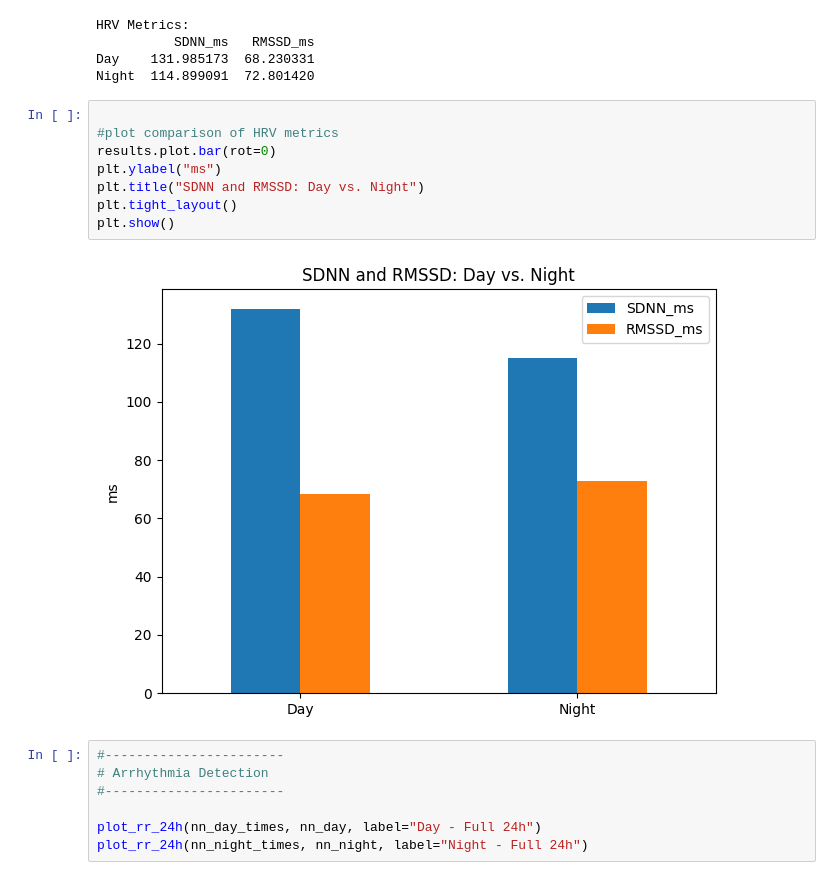
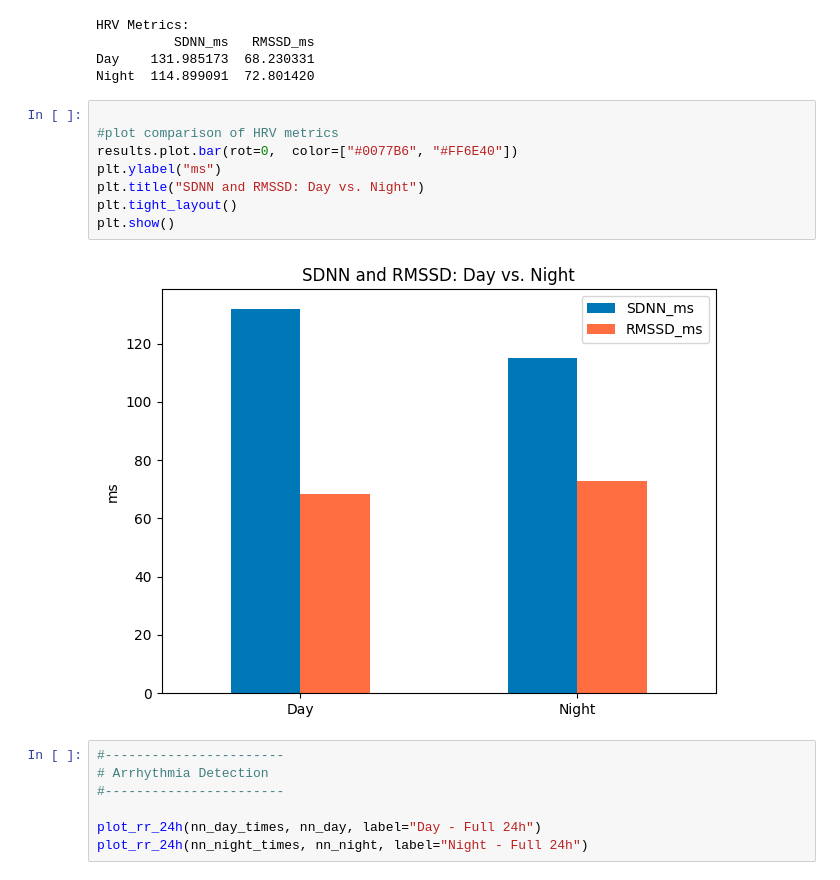
Before and after one commit to a-nadeem9/24h-ecg-analysis, a Jupyter notebook: main.ipynb, the cells around one changed output. Saved outputs shown, nothing was run; the diff lists cells and outputs as text.

```diff
--- a/main.ipynb
+++ b/main.ipynb
@@ -84,13 +86,13 @@ Night  114.899091  72.801420
 # %%
 
 #plot comparison of HRV metrics
-results.plot.bar(rot=0)
+results.plot.bar(rot=0,  color=["#0077B6", "#FF6E40"])
 plt.ylabel("ms")
 plt.title("SDNN and RMSSD: Day vs. Night")
 plt.tight_layout()
 plt.show()
 # %% [output]
-[figure, old version]
+[figure, new version]
 # %%
 #-----------------------
 # Arrhythmia Detection
```
Also changed, not shown: parts of 6 cells of this notebook, 2 other files.
